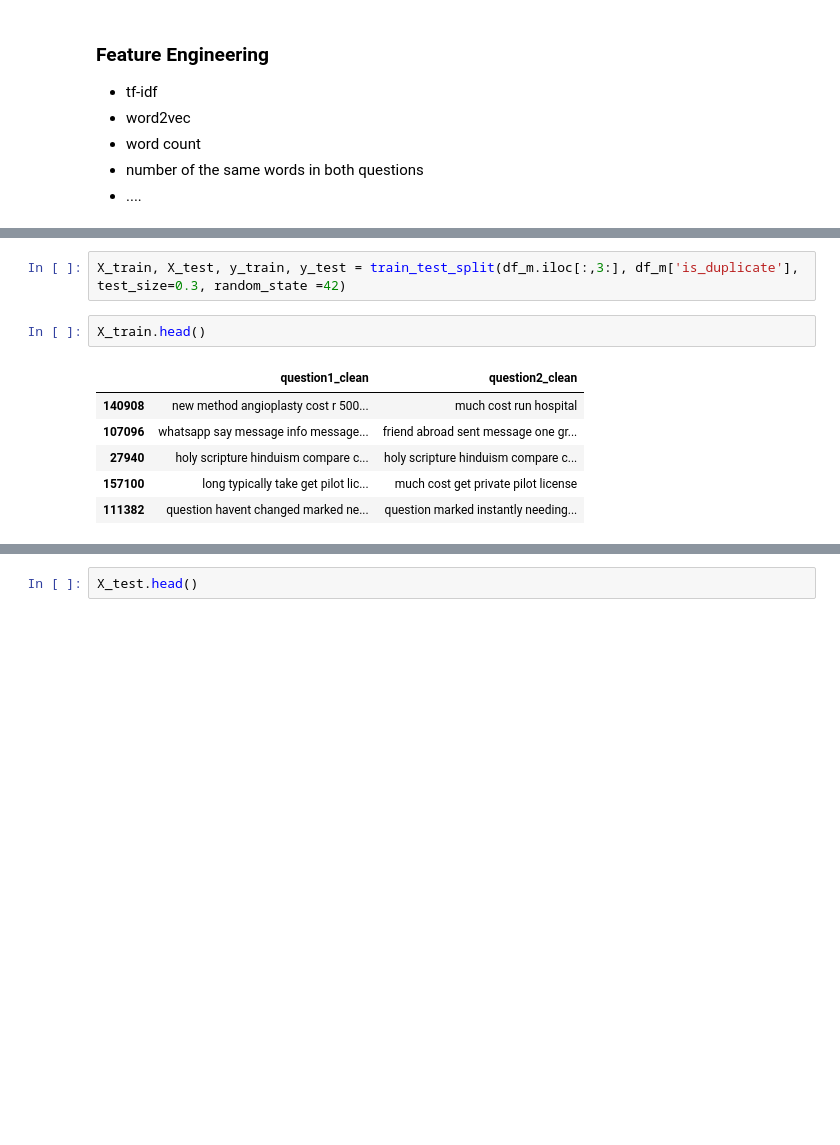
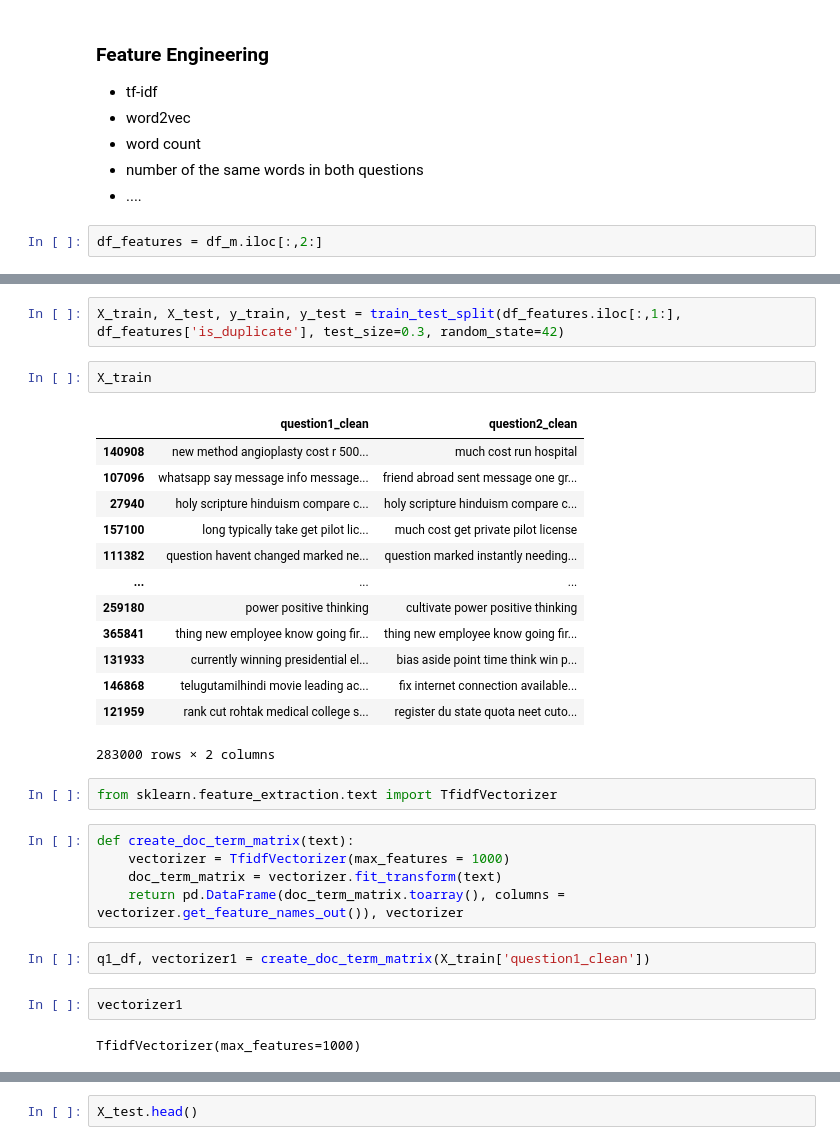
Before and after one commit to Jibu24/NLP-project, a Jupyter notebook: notebooks/mini_project_V.ipynb, the cells around one changed output, grey strips where cells are left out. Saved outputs shown, nothing was run; the diff lists cells and outputs as text; blank space fills up the shorter version.

```diff
--- a/notebooks/mini_project_V.ipynb
+++ b/notebooks/mini_project_V.ipynb
@@ -129,3 +121,5 @@ df_m.head()
 - word count
 - number of the same words in both questions
 - ....
+# %%
+df_features = df_m.iloc[:,2:]
@@ -132,11 +135,31 @@ df_m.head()
 # %%
-X_train, X_test, y_train, y_test = train_test_split(df_m.iloc[:,3:], df_m['is_duplicate'], test_size=0.3, random_state =42)
+X_train, X_test, y_train, y_test = train_test_split(df_features.iloc[:,1:], df_features['is_duplicate'], test_size=0.3, random_state=42)
 # %%
-X_train.head()
+X_train
 # %% [output]
 |  | question1_clean | question2_clean |
 | 140908 | new method angioplasty cost r 500... | much cost run hospital |
 | 107096 | whatsapp say message info message... | friend abroad sent message one gr... |
 | 27940 | holy scripture hinduism compare c... | holy scripture hinduism compare c... |
 | 157100 | long typically take get pilot lic... | much cost get private pilot license |
 | 111382 | question havent changed marked ne... | question marked instantly needing... |
+| ... | ... | ... |
+| 259180 | power positive thinking | cultivate power positive thinking |
+| 365841 | thing new employee know going fir... | thing new employee know going fir... |
+| 131933 | currently winning presidential el... | bias aside point time think win p... |
+| 146868 | telugutamilhindi movie leading ac... | fix internet connection available... |
+| 121959 | rank cut rohtak medical college s... | register du state quota neet cuto... |
+283000 rows × 2 columns
+# %%
+from sklearn.feature_extraction.text import TfidfVectorizer
+# %%
+def create_doc_term_matrix(text):
+    vectorizer = TfidfVectorizer(max_features = 1000)
+    doc_term_matrix = vectorizer.fit_transform(text)
+    return pd.DataFrame(doc_term_matrix.toarray(), columns = vectorizer.get_feature_names_out()), vectorizer
+# %%
+q1_df, vectorizer1 = create_doc_term_matrix(X_train['question1_clean'])
+# %%
+vectorizer1
+# %% [output]
+TfidfVectorizer(max_features=1000)
```
Also changed, not shown: parts of 17 cells of this notebook.
